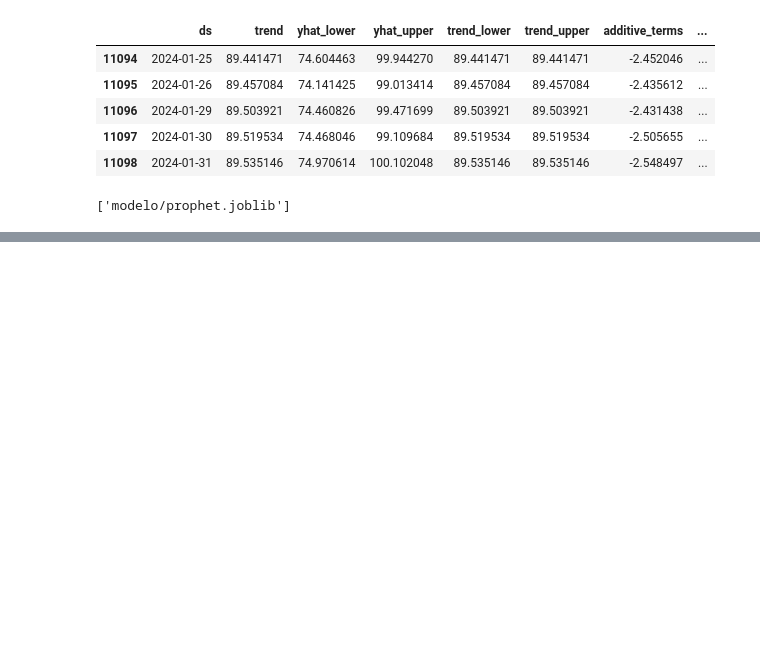
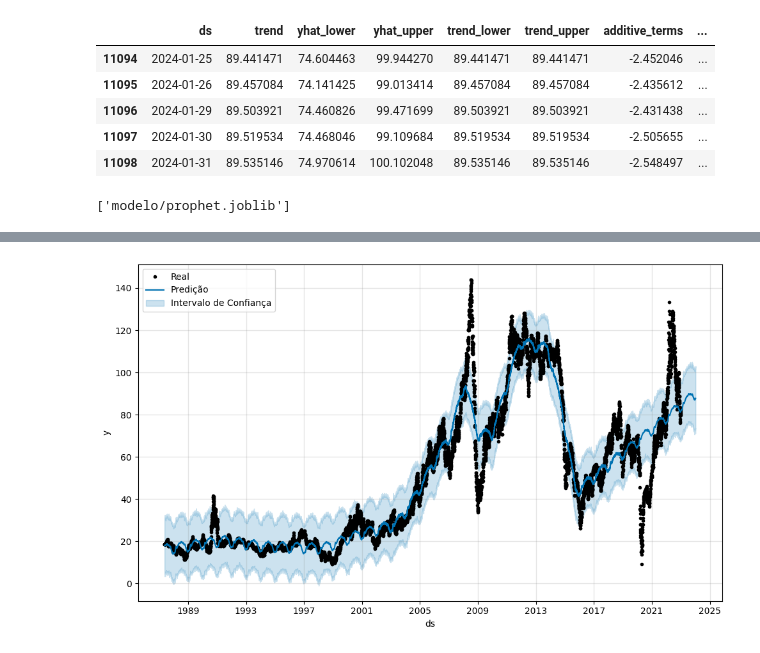
Before and after one commit to afonsosr2/tech-challenge-g51-fase04, a Jupyter notebook: modelos.ipynb, the cells around one changed output, grey strips where cells are left out. Saved outputs shown, nothing was run; the diff lists cells and outputs as text; code cells hidden in the pictures; blank space fills up the shorter version.

Commit message:
atualizando as métricas do prophet

```diff
--- a/modelos.ipynb
+++ b/modelos.ipynb
@@ -392,0 +391,6 @@ joblib.dump(m, 'modelo/prophet.joblib')
+# %%
+df = dados.rename(columns={"Data": "ds", "Preço - petróleo bruto - Brent (FOB)": "y"})
+
+df_train = df.loc[df['ds'] < '2023-01-01']
+df_test = df.loc[df['ds'] >= '2023-01-01']
+h_prophet = df_test['ds'].nunique()
@@ -392,0 +413,6 @@ joblib.dump(m, 'modelo/prophet.joblib')
+# %%
+m = Prophet()
+m.fit(df_train)
+future = m.make_future_dataframe(periods=h_prophet, freq="B")
+forecast = m.predict(future)
+forecast[['ds', 'yhat', 'yhat_lower', 'yhat_upper']].tail()
@@ -392,0 +428,6 @@ joblib.dump(m, 'modelo/prophet.joblib')
+# %%
+fig = m.plot(forecast)
+plt.legend(['Real', 'Predição', 'Intervalo de Confiança'])
+plt.show()
+# %% [output]
+[figure, added]
```
Also changed, not shown: parts of 9 cells of this notebook, 4 other files.
